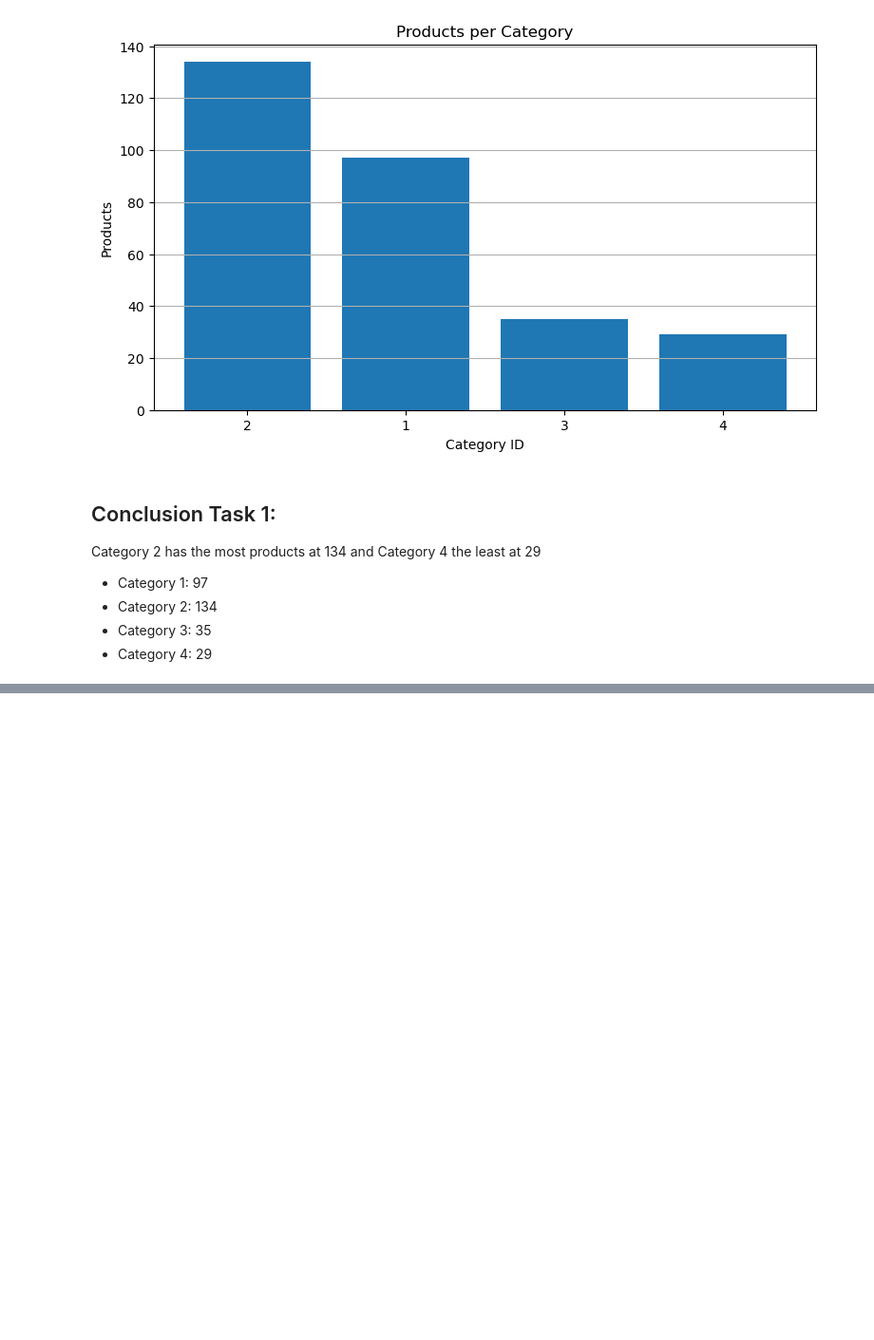
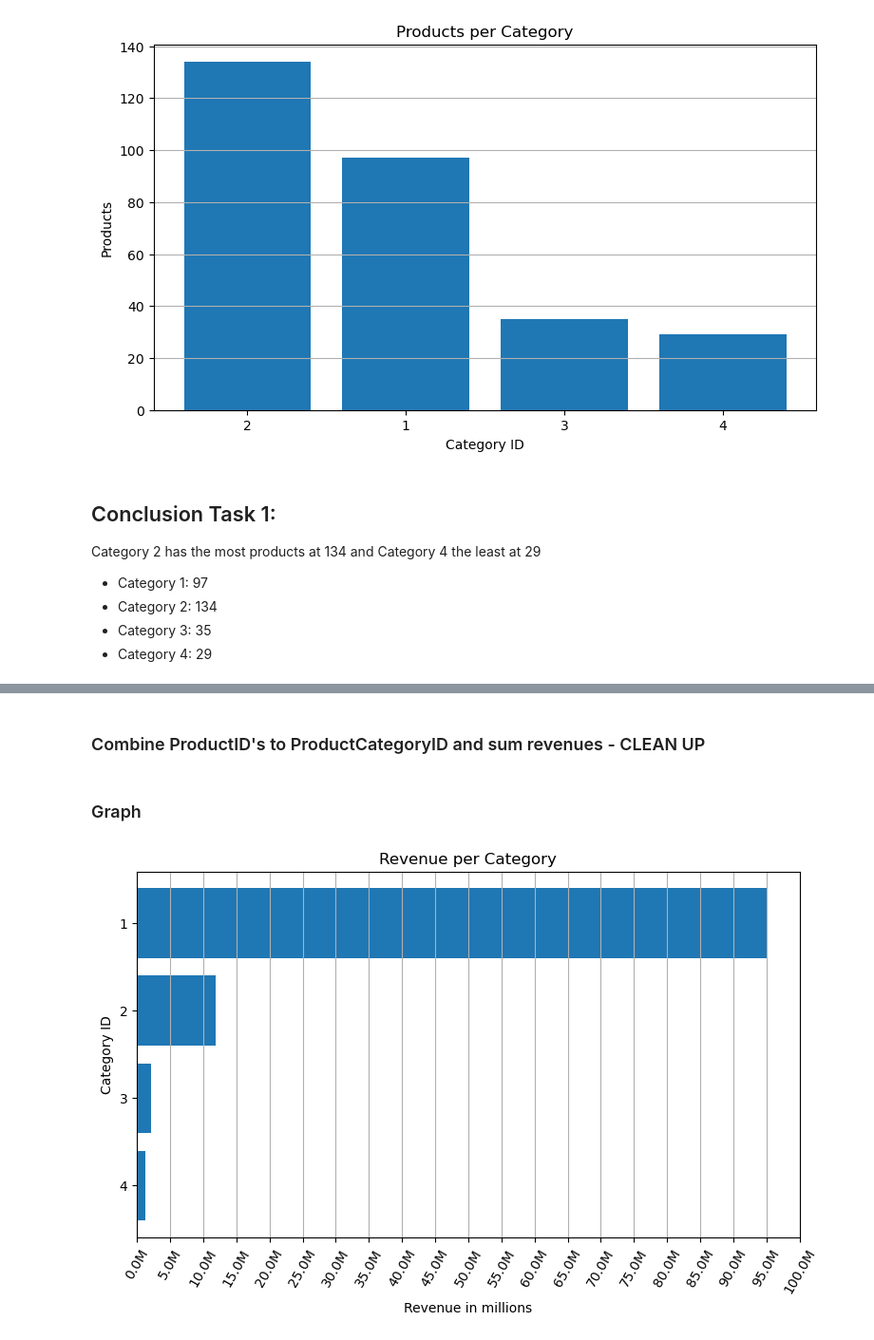
Before and after one commit to markusgunnar/AdventureWorks2025, a Jupyter notebook: Results_Rework.ipynb, the cells around one changed output, grey strips where cells are left out. Shown at 95% size. Drawn from its saved outputs; the diff is of its cells as text; code cells hidden in the pictures; blank space fills up the shorter version.

```diff
--- a/Results_Rework.ipynb
+++ b/Results_Rework.ipynb
@@ -123,0 +182,4 @@ Category 2 has the most products at 134 and Category 4 the least at 29
+# %%
+df_grouped["Revenue"] = df_grouped.UnitPrice * df_grouped.OrderQty
+
+df_grouped
@@ -123,0 +224,47 @@ Category 2 has the most products at 134 and Category 4 the least at 29
+# %% [markdown]
+### Combine ProductID's to ProductCategoryID and sum revenues - CLEAN UP
+# %%
+# Category df
+df_result = (
+    result
+        .explode('ProductID')
+        .merge(df_revenue, on='ProductID', how='left')
+        .groupby('ProductCategoryID', as_index=False)['Revenue']
+        .sum()
+)
+df_result = df_result.sort_values(by="Revenue", ascending=False).reset_index(drop=True)
+
+# Subcategory df
+df_result_sub = (
+    result_sub
+        .explode('ProductID')
+        .merge(df_revenue, on='ProductID', how='left')
+        .groupby('ProductSubcategoryID', as_index=False)['Revenue']
+        .sum()
+)
+df_result_sub = df_result_sub.sort_values(by="Revenue", ascending=False).reset_index(drop=True)
+
+#df_result_sub
+#df_result
+# %% [markdown]
+### Graph
+# %%
+fig, ax = plt.subplots(figsize=(9, 5))
+
+data = { k:v for (k,v) in zip((str(i) for i in df_result["ProductCategoryID"]), (i for i in df_result["Revenue"]))}
+sorted_data = sort_dict(data, False)
+
+x = [i for i in sorted_data]
+y = [sorted_data[i] for i in sorted_data]
+
+plt.barh(x, y)
+ax.xaxis.set_major_formatter(ticker.FuncFormatter(millions))
+tick_pos = range(0, 100000001, 5000000)
+plt.xticks(tick_pos, rotation=60)
+plt.title("Revenue per Category")
+plt.ylabel("Category ID")
+plt.xlabel("Revenue in millions")
+plt.grid(axis="x")
+plt.show()
+# %% [output]
+[figure, added]
```
Also changed, not shown: parts of 48 cells of this notebook, 5 other files.
